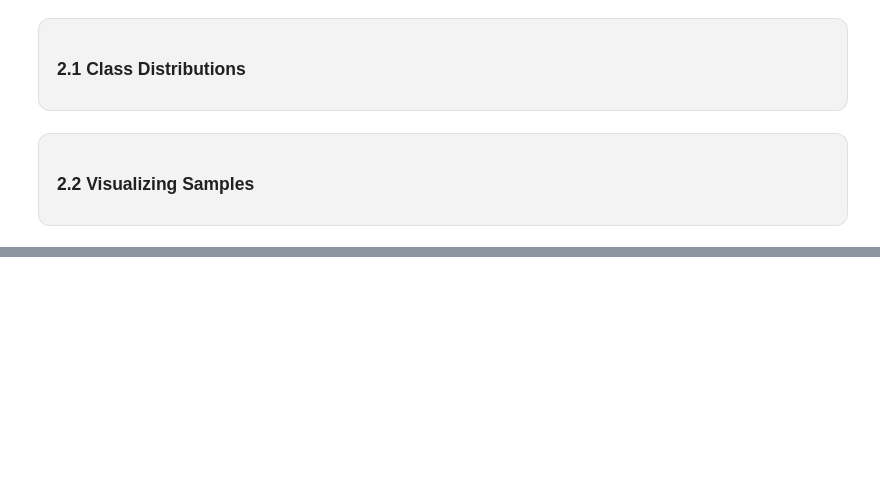
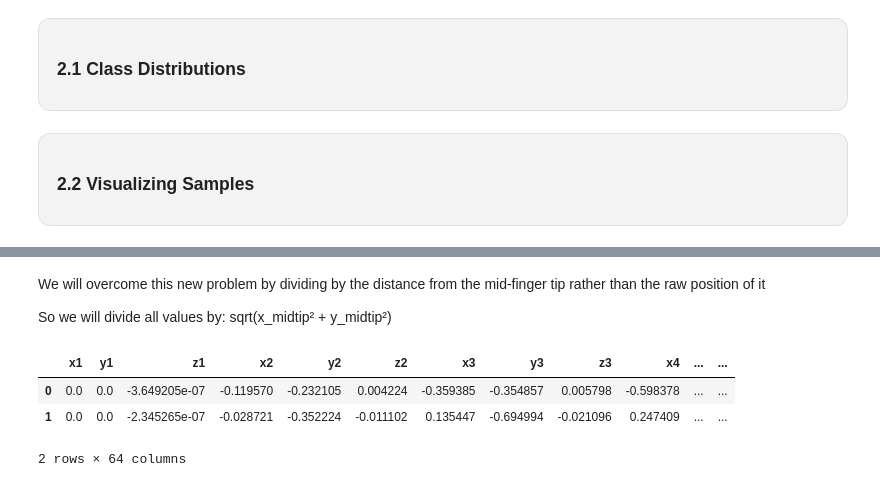
Before and after one commit to AhmedGamal7207/Hand-Gesture-Classification, a Jupyter notebook: main.ipynb, the cells around one changed output, grey strips where cells are left out. Cells and saved outputs as stored; diff of their text form; code cells hidden in the pictures; blank space fills up the shorter version.

Commit message:
feat(data-preprocessing): recenter and split
Here are the edits I make in this commit:
- Recenter Landmarks
- Scaling Landmarks
- Train-Test Split
- Label Encoding

```diff
--- a/main.ipynb
+++ b/main.ipynb
@@ -742,0 +839,26 @@ for i in range(5):
+# %%
+def recenter_landmarks(df):
+    '''
+    This function recenters landmarks by subtracting x,y positions of the wrist from all other landmarks
+    This handles shifting, scaling, and rotation differences in the images
+
+    params:
+    df: pd_dataframe that has the data
+
+    returns:
+    df: pd_dataframe that has the recentered data
+
+    Note: edits are not done inplace
+    '''
+    df = df.copy()
+    wrist_x_col = "x1"
+    wrist_y_col = "y1"
+
+    x_cols = [c for c in df.columns if c.startswith("x")]
+    y_cols = [c for c in df.columns if c.startswith("y")]
+
+    for i in range(len(x_cols)-1, -1, -1): # I tried to start from 0 to end but that will make the wrist 0 at the start so subtraction will have no effect
+        df[x_cols[i]] = df[x_cols[i]] - df[wrist_x_col]
+        df[y_cols[i]] = df[y_cols[i]] - df[wrist_y_col]
+
+    return df
@@ -742,0 +911,3 @@ for i in range(5):
+# %%
+test_df = df.copy()
+test_df = recenter_landmarks(test_df)
@@ -742,0 +948,4 @@ for i in range(5):
+# %% [markdown]
+We will overcome this new problem by dividing by the distance from the mid-finger tip rather than the raw position of it
+
+So we will divide all values by: sqrt(x_midtip² + y_midtip²)
@@ -742,0 +986,7 @@ for i in range(5):
+# %%
+test_df.head(2)
+# %% [output]
+|  | x1 | y1 | z1 | x2 | y2 | z2 | x3 | y3 | z3 | x4 | ... | ... |
+| 0 | 0.0 | 0.0 | -3.649205e-07 | -0.119570 | -0.232105 | 0.004224 | -0.359385 | -0.354857 | 0.005798 | -0.598378 | ... | ... |
+| 1 | 0.0 | 0.0 | -2.345265e-07 | -0.028721 | -0.352224 | -0.011102 | 0.135447 | -0.694994 | -0.021096 | 0.247409 | ... | ... |
+2 rows × 64 columns
```
Also changed, not shown: parts of 38 cells of this notebook, 1 other file.
